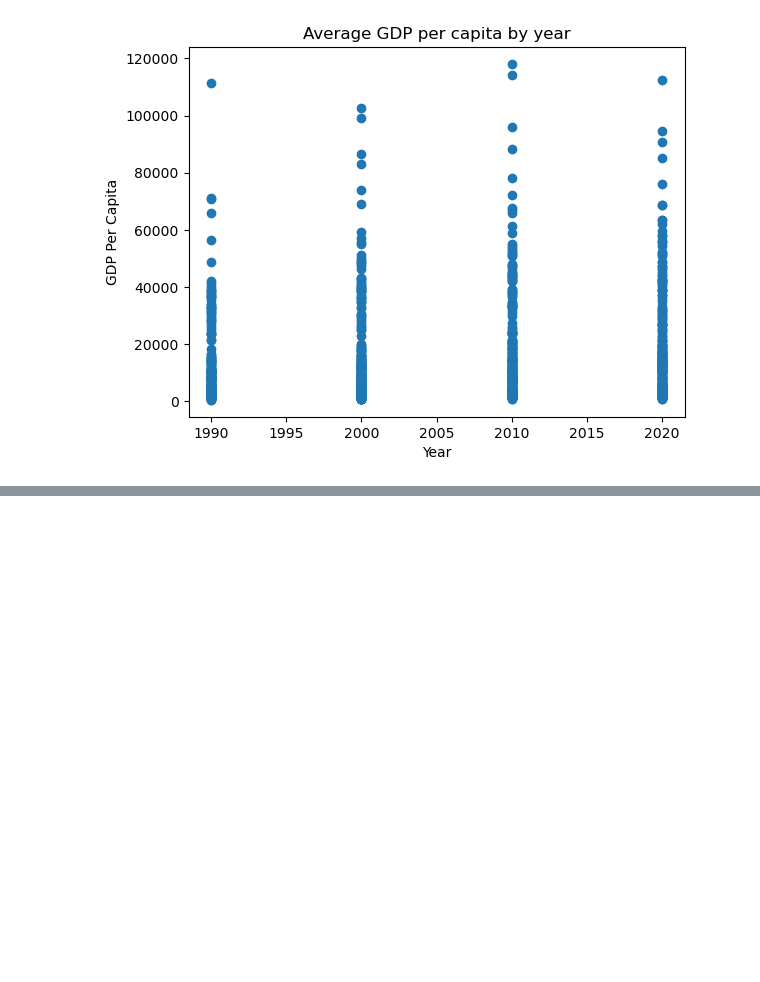
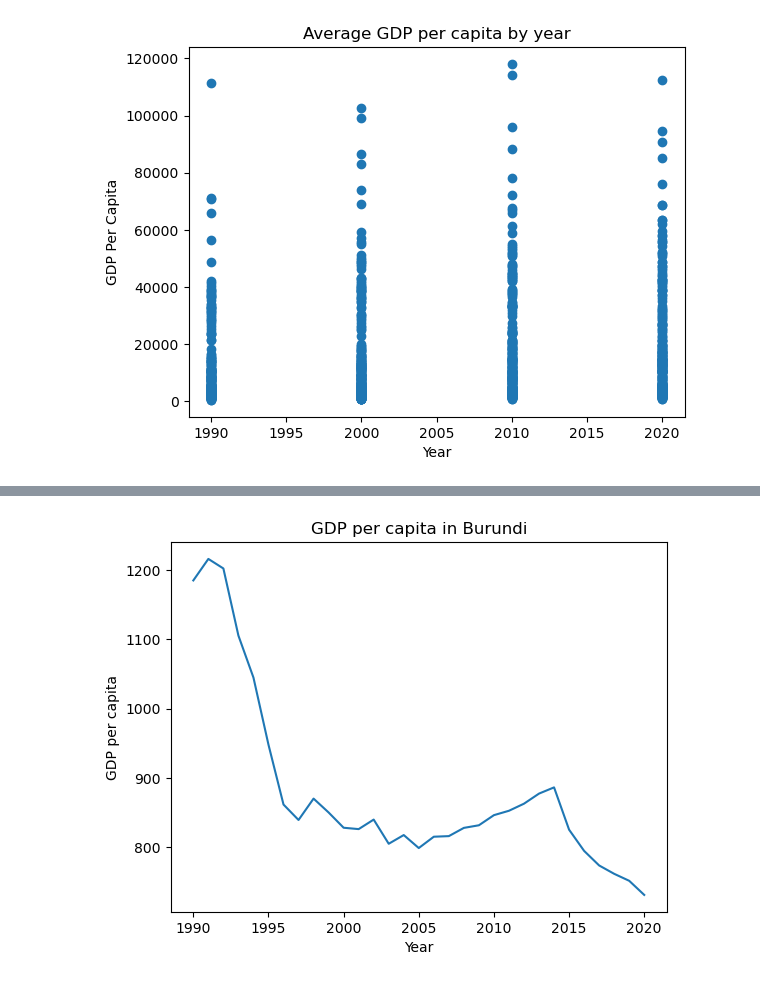
Before and after one commit to NSS-Data-Analytics-Cohort-8/gdp-and-internet-usage-nasram98, a Jupyter notebook: notebook/un_project.ipynb, the cells around one changed output, grey strips where cells are left out. Saved outputs shown, nothing was run; the diff lists cells and outputs as text; code cells hidden in the pictures; blank space fills up the shorter version.

```diff
--- a/notebook/un_project.ipynb
+++ b/notebook/un_project.ipynb
@@ -263,0 +317,12 @@ plt.show()
+# %%
+import matplotlib.pyplot as plt
+lowest_gdp_country = gdp_df[gdp_df['country'] == lowest_gdp['country']]
+lowest_gdp_country = gdp_df[gdp_df['country'] == lowest_gdp['country']]
+# %%
+plt.plot(lowest_gdp_country['Year'], lowest_gdp_country['GDP_Per_Capita'])
+plt.xlabel('Year')
+plt.ylabel('GDP per capita')
+plt.title('GDP per capita in ' + lowest_gdp['country'])
+plt.show()
+# %% [output]
+[figure, added]
```
Also changed, not shown: parts of 17 cells of this notebook.
